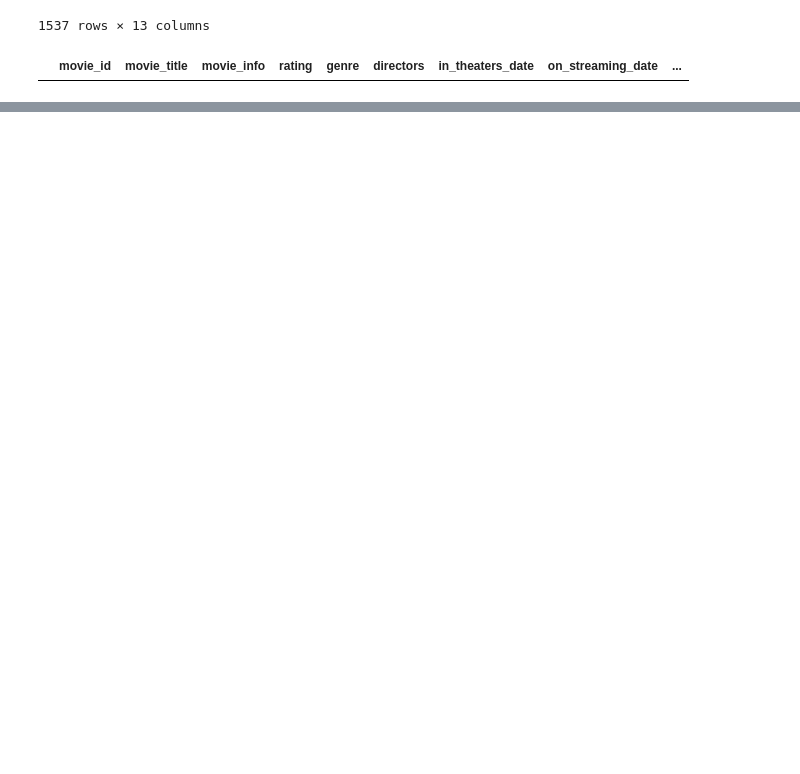
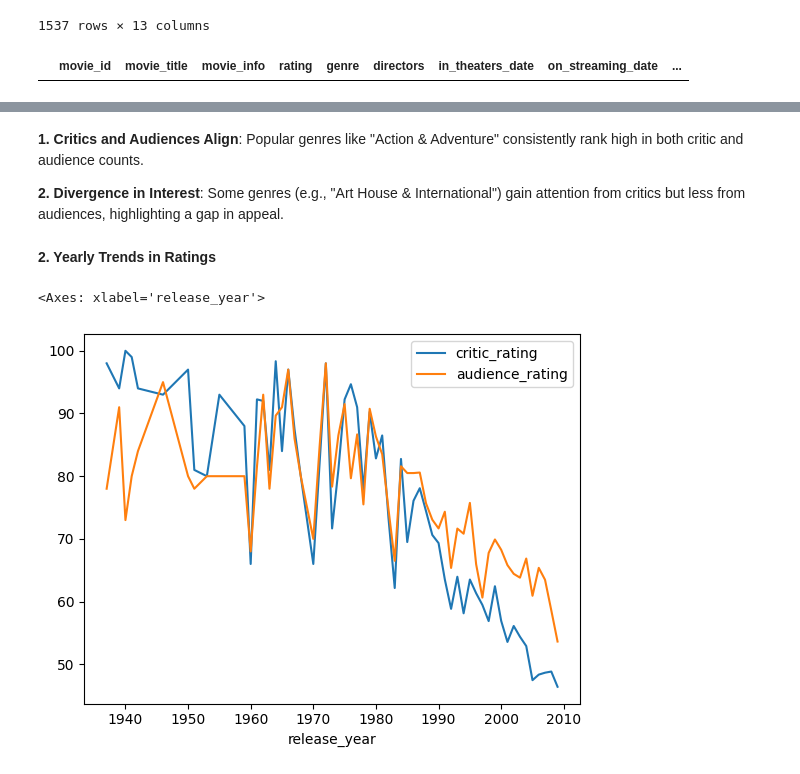
Before and after one commit to nbdls6/Movie_rating_prediction, a Jupyter notebook: data_cleaning_and_eda.ipynb, the cells around one changed output, grey strips where cells are left out. Cells and saved outputs as stored; diff of their text form; code cells hidden in the pictures; blank space fills up the shorter version.

```diff
--- a/data_cleaning_and_eda.ipynb
+++ b/data_cleaning_and_eda.ipynb
@@ -175,0 +406,12 @@ print(movie_info)
+# %% [markdown]
+**1. Critics and Audiences Align**: Popular genres like "Action & Adventure" consistently rank high in both critic and audience counts.
+
+**2. Divergence in Interest**: Some genres (e.g., "Art House & International") gain attention from critics but less from audiences, highlighting a gap in appeal.
+# %% [markdown]
+**2. Yearly Trends in Ratings**
+# %%
+yearly_ratings = popular_movies.groupby('release_year')[['critic_rating', 'audience_rating']].mean()
+yearly_ratings.plot()
+# %% [output]
+<Axes: xlabel='release_year'>
+[figure, added]
```
Also changed, not shown: parts of 45 cells of this notebook, 5 other files.
